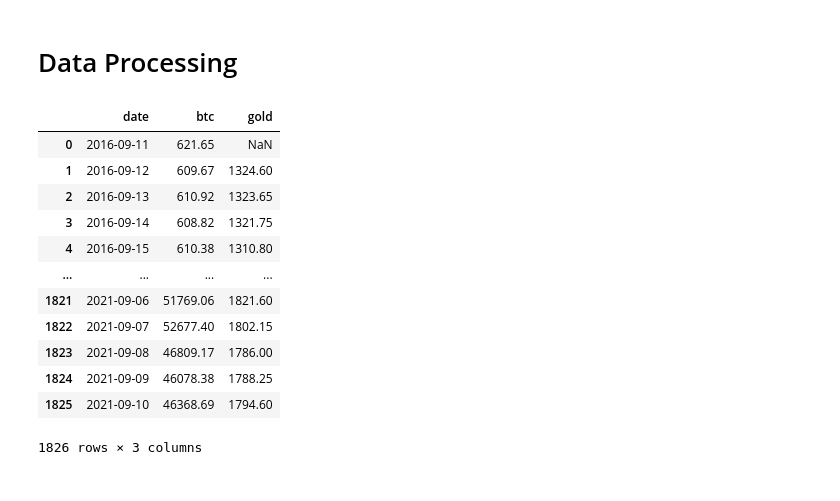
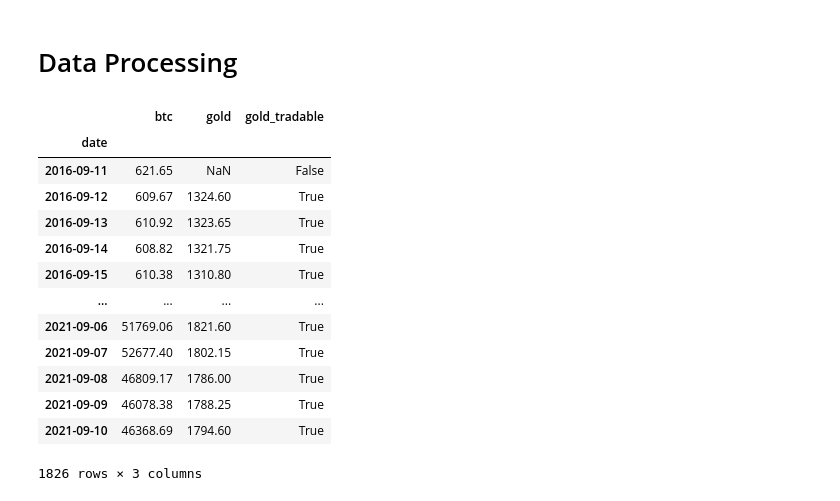
Before and after one commit to YuyangLee/Trading-Strategy-MCM22C, a Jupyter notebook: data_process.ipynb, the cells around one changed output. Drawn from its saved outputs; the diff is of its cells as text; code cells hidden in the pictures.

Commit message:
gold tradability

```diff
--- a/data_process.ipynb
+++ b/data_process.ipynb
@@ -19,3 +19,5 @@ btc_data.set_index('date').plot(figsize=(16, 9))
 # %% [output]
 <AxesSubplot:xlabel='date'>
 [figure]
+# %%
+gold_data.set_index('date').plot(figsize=(16, 9))
@@ -23,18 +28,20 @@ btc_data.set_index('date').plot(figsize=(16, 9))
 # Data Processing
 # %%
 data = pd.merge(left=btc_data, right=gold_data, how='left').set_index('date')
+data.insert(data.shape[1], 'gold_tradable', ~np.asarray(data['gold'].isna()))
 data
 # %% [output]
-|  | date | btc | gold |
-| 0 | 2016-09-11 | 621.65 | NaN |
-| 1 | 2016-09-12 | 609.67 | 1324.60 |
-| 2 | 2016-09-13 | 610.92 | 1323.65 |
-| 3 | 2016-09-14 | 608.82 | 1321.75 |
-| 4 | 2016-09-15 | 610.38 | 1310.80 |
+|  | btc | gold | gold_tradable |
+| date |  |  |  |
+| 2016-09-11 | 621.65 | NaN | False |
+| 2016-09-12 | 609.67 | 1324.60 | True |
+| 2016-09-13 | 610.92 | 1323.65 | True |
+| 2016-09-14 | 608.82 | 1321.75 | True |
+| 2016-09-15 | 610.38 | 1310.80 | True |
 | ... | ... | ... | ... |
-| 1821 | 2021-09-06 | 51769.06 | 1821.60 |
-| 1822 | 2021-09-07 | 52677.40 | 1802.15 |
-| 1823 | 2021-09-08 | 46809.17 | 1786.00 |
-| 1824 | 2021-09-09 | 46078.38 | 1788.25 |
-| 1825 | 2021-09-10 | 46368.69 | 1794.60 |
+| 2021-09-06 | 51769.06 | 1821.60 | True |
+| 2021-09-07 | 52677.40 | 1802.15 | True |
+| 2021-09-08 | 46809.17 | 1786.00 | True |
+| 2021-09-09 | 46078.38 | 1788.25 | True |
+| 2021-09-10 | 46368.69 | 1794.60 | True |
 1826 rows × 3 columns
```
Also changed, not shown: parts of 1 cell of this notebook.
